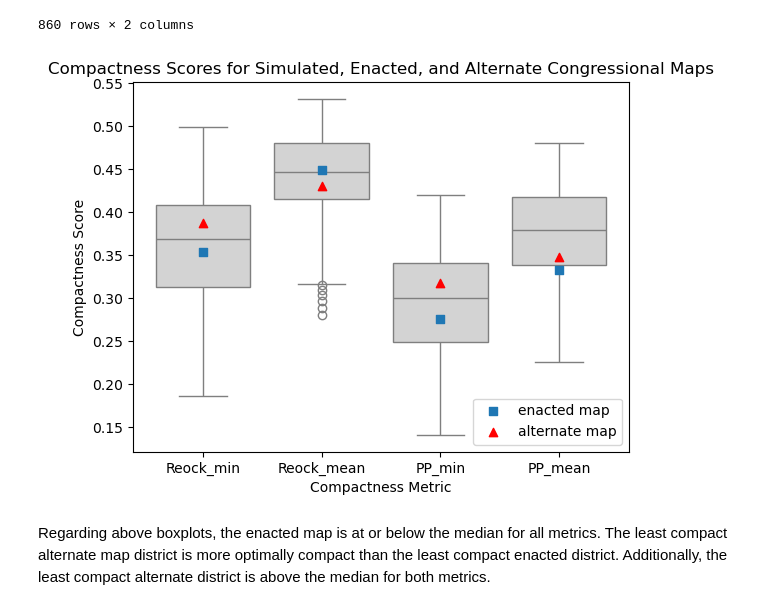
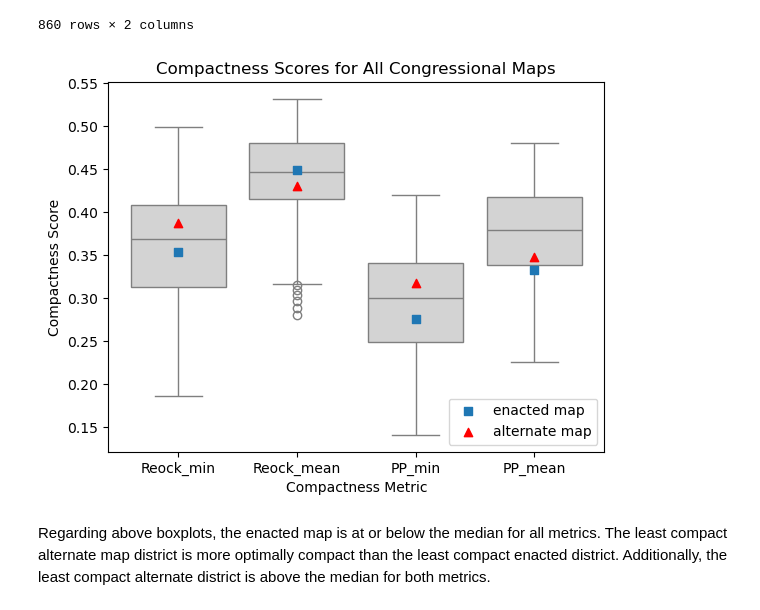
Before and after one commit to stefaniegwangphd/ia-redistricting, a Jupyter notebook: simulation_map_analysis.ipynb, the cells around one changed output. Cells and saved outputs as stored; diff of their text form; code cells hidden in the pictures.

Commit message:
shorten compactness score graphic title

```diff
--- a/simulation_map_analysis.ipynb
+++ b/simulation_map_analysis.ipynb
@@ -268,28 +268,28 @@ compactness_df
 # %%
 x = maps_df['measure']
 y = maps_df['enacted']
 b = maps_df['alternate']
 
 X=compactness_df['Metric']
 Y=compactness_df['compactness_score']
 
 
 # plt.scatter(X, Y, alpha=.1, color='lightgray', zorder=1, label='simulated')
 
 # compactness_analysis_df.boxplot(column=['Reock_min', 'Reock_mean', 'PP_min', 'PP_mean'], rot=30, zorder=1, positions=range(4))
 sns.boxplot(x=X, y=Y,color='lightgray', zorder=1)
 plt.scatter(x=x, y=y,marker=',', label='enacted map', zorder=2)
 plt.scatter(x=x, y=b, marker='^', color='red',label='alternate map', zorder=3)
 plt.xlabel('Compactness Metric')
 plt.ylabel('Compactness Score')
-plt.title('Compactness Scores for Simulated, Enacted, and Alternate Congressional Maps')
+plt.title('Compactness Scores for All Congressional Maps')
 plt.legend(loc='lower right')
 plt.savefig('./images_for_paper/compactness_scores.png')
 # maps_df.plot.scatter(x='measure', y='enacted', zorder=2)
 plt.show()
 # maps_df.plot.scatter(column=['Reock_min', 'Reock_mean', 'PP_mean', 'PP_min'], zorder=2)
 # %% [output]
-[figure, old version]
+[figure, new version]
 # %% [markdown]
 Regarding above boxplots, the enacted map is at or below the median for all metrics. The least compact alternate map district is more optimally compact than the least compact enacted district. Additionally, the least compact alternate district is above the median for both metrics.
 # %%
```
Also changed, not shown: 1 other file.
